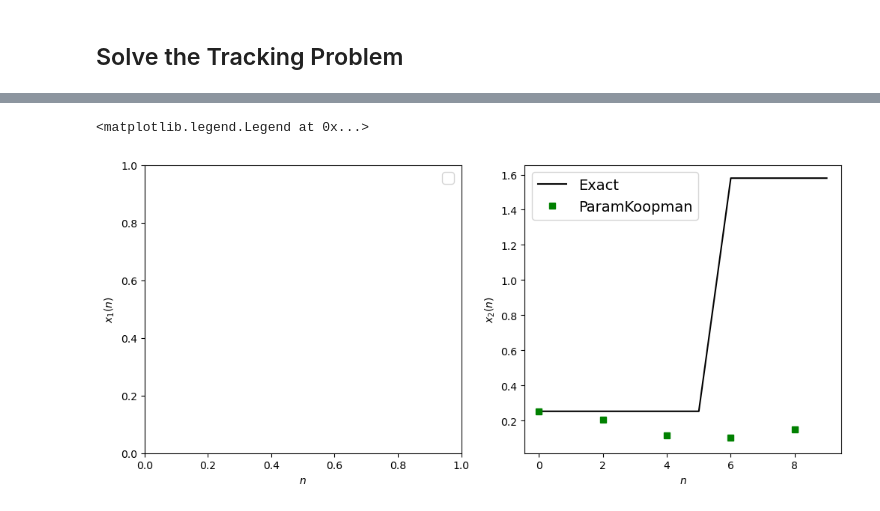
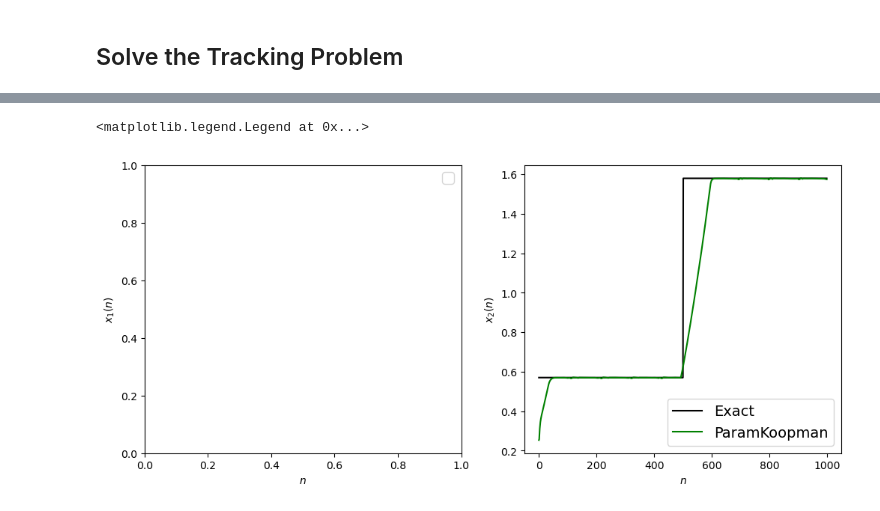
Before and after one commit to ReichtumQian/Para-Koopman-Learning, a Jupyter notebook: example/kdv control/kdv.ipynb, the cells around one changed output, grey strips where cells are left out. Saved outputs shown, nothing was run; the diff lists cells and outputs as text; code cells hidden in the pictures.

Commit message:
finish optimal control problem.

```diff
--- a/example/kdv control/kdv.ipynb
+++ b/example/kdv control/kdv.ipynb
@@ -15,6 +15,7 @@ x_min = -torch.pi
 x_step = (x_max - x_min) / (Nx - 1)
 x_grid = torch.linspace(x_min, x_max, Nx).unsqueeze(0)
 
+# initial condition: eta(x) = b1 exp(-(x-pi/2)) + b2 (-sin(x/2)^2) + b3 exp(-(x+pi/2)^2)
 def sample_func(row_size, col_size):
   assert (col_size == Nx)
   x = x_grid.expand(row_size, Nx)
@@ -36,7 +37,6 @@ def momentum_func(x):
   momentum = torch.sum(x **2, dim=1, keepdim=True) * x_step
   return momentum
 
-
 def nontrain_func(x):
   one = torch.ones((x.shape[0], 1))
   mass = mass_func(x)
@@ -45,7 +45,7 @@ def nontrain_func(x):
 
 
 # set up the solver
-solver.load_dataset_setup("data/kdv_dataset.pt", nontrain_func, sample_func)
+solver.load_dataset_setup("data/linear_kdv_dataset.pt", nontrain_func, sample_func)
 K = solver.solve()
-koopman_dynamics = pkdl.DiscreteDynamics(K, solver.dynamics.dim, solver.dynamics.param_dim)
+koopman_dynamics = pkdl.KoopmanODEDynamics(solver.dynamics, K, solver.dictionary, solver.dynamics.dim, solver.dynamics.param_dim)
 # %% [output]
@@ -87,15 +53,15 @@ ax2.legend(loc='best',prop={'size':14})
 # %% [markdown]
 ## Solve the Tracking Problem
 # %%
-traj_len = solver.traj_len
+traj_len = solver.traj_len * 2
 t_step = solver.t_step
-target_dim = 2
-time_horizon = 3
-lambda_param = 0.0
+time_horizon = 10
+lambda_param = 0.005
 
 state0 = torch.zeros(solver.dynamics.dim) + 0.2
 mass_ref = torch.zeros(traj_len, 1)
 momentum_ref = torch.zeros(traj_len, 1)
+
 
 
 for i in range(traj_len):
@@ -103,13 +69,13 @@ for i in range(traj_len):
     mass_ref[i, :] = 3.16
     momentum_ref[i, :] = 1.58
   else:
-    mass_ref[i, :] = mass_func(state0.unsqueeze(0))
-    momentum_ref[i, :] = momentum_func(state0.unsqueeze(0))
+    mass_ref[i, :] = 1.90
+    momentum_ref[i, :] = 0.57
 
 
 # mass_solver = pkdl.KoopmanMPCSolver(solver.dynamics, K, solver.dictionary, mass_ref, time_horizon, 1, lambda_param)
 # mass_controls, mass_traj = mass_solver.solve(state0, -1, 1)
 
 momentum_solver = pkdl.KoopmanMPCSolver(solver.dynamics, K, solver.dictionary, momentum_ref, time_horizon, 2, lambda_param)
-momentum_controls, momentum_state_traj = momentum_solver.solve(state0, -1, 1)
+momentum_controls= momentum_solver.solve(state0, -1, 1)
 # %% [output]
@@ -117,22 +83,23 @@ momentum_controls, momentum_state_traj = momentum_solver.solve(state0, -1, 1)
+# %%
+
+momentum_traj = koopman_dynamics.traj(state0.unsqueeze(0), momentum_controls.to(torch.float32), traj_len)
+t_grid = np.arange(0, traj_len)
 # %%
-
-momentum_traj = koopman_dynamics.traj(solver.dictionary(state0.unsqueeze(0)), momentum_controls.to(torch.float32), solver.traj_len)
-t_grid = np.arange(0, traj_len)
 
 fig, (ax1, ax2) = plt.subplots(1, 2, sharey=False, figsize=(12,5))
 # ax1.plot(t_grid, mass_ref[:,0], 'k-', label='Exact', markevery=2)
 # ax1.plot(t_grid, mass_traj[:,1], 'gs', label='ParamKoopman', markevery=2)
 
 ax2.plot(t_grid, momentum_ref.detach().numpy()[:,0], 'k-', label='Exact', markevery=2)
-ax2.plot(t_grid, momentum_traj.detach().numpy()[0,:,2], 'gs', label='ParamKoopman', markevery=2)
+ax2.plot(t_grid, momentum_traj.detach().numpy()[0,:,2], 'g-', label='ParamKoopman', markevery=2)
 
 ax1.set_xlabel(r"$n$")
 ax1.set_ylabel(r"$x_{1}(n)$")
 ax1.legend(loc='best',prop={'size':14})
 
 ax2.set_xlabel(r"$n$")
 ax2.set_ylabel(r"$x_{2}(n)$")
 ax2.legend(loc='best',prop={'size':14})
 # %% [output]
 <matplotlib.legend.Legend at 0x...>
-[figure, old version]
+[figure, new version]
```
Also changed, not shown: parts of 4 cells of this notebook, 4 other files.
